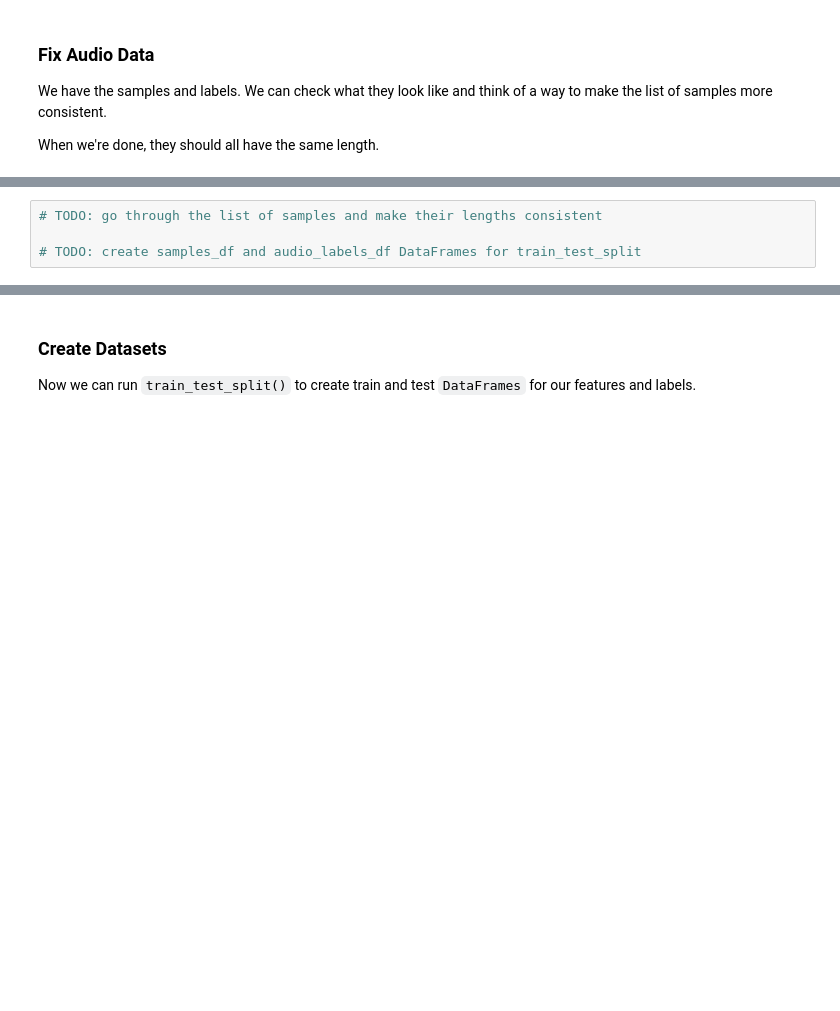
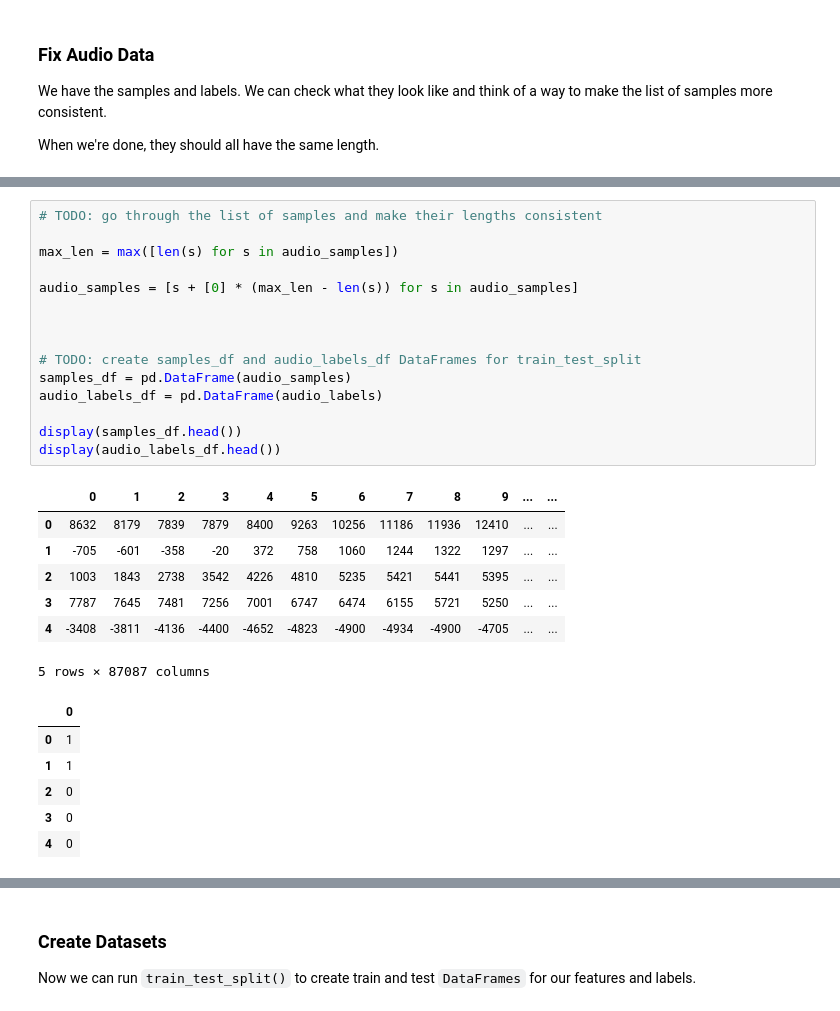
Before and after one commit to DM-GY-9103/HW10, a Jupyter notebook: HW10.ipynb, the cells around one changed output, grey strips where cells are left out. Drawn from its saved outputs; the diff is of its cells as text; blank space fills up the shorter version.

```diff
--- a/HW10.ipynb
+++ b/HW10.ipynb
@@ -512,7 +556,32 @@ for s in audio_samples[:5]:
 # %%
 # TODO: go through the list of samples and make their lengths consistent
 
+max_len = max([len(s) for s in audio_samples])
+
+audio_samples = [s + [0] * (max_len - len(s)) for s in audio_samples]
+
+
+
 # TODO: create samples_df and audio_labels_df DataFrames for train_test_split
+samples_df = pd.DataFrame(audio_samples)
+audio_labels_df = pd.DataFrame(audio_labels)
+
+display(samples_df.head())
+display(audio_labels_df.head())
+# %% [output]
+|  | 0 | 1 | 2 | 3 | 4 | 5 | 6 | 7 | 8 | 9 | ... | ... |
+| 0 | 8632 | 8179 | 7839 | 7879 | 8400 | 9263 | 10256 | 11186 | 11936 | 12410 | ... | ... |
+| 1 | -705 | -601 | -358 | -20 | 372 | 758 | 1060 | 1244 | 1322 | 1297 | ... | ... |
+| 2 | 1003 | 1843 | 2738 | 3542 | 4226 | 4810 | 5235 | 5421 | 5441 | 5395 | ... | ... |
+| 3 | 7787 | 7645 | 7481 | 7256 | 7001 | 6747 | 6474 | 6155 | 5721 | 5250 | ... | ... |
+| 4 | -3408 | -3811 | -4136 | -4400 | -4652 | -4823 | -4900 | -4934 | -4900 | -4705 | ... | ... |
+5 rows × 87087 columns
+|  | 0 |
+| 0 | 1 |
+| 1 | 1 |
+| 2 | 0 |
+| 3 | 0 |
+| 4 | 0 |
 # %% [markdown]
 The `samples_df` and `audio_labels_df` should look something like this:
 
```
Also changed, not shown: parts of 28 cells of this notebook, 35 other files.
